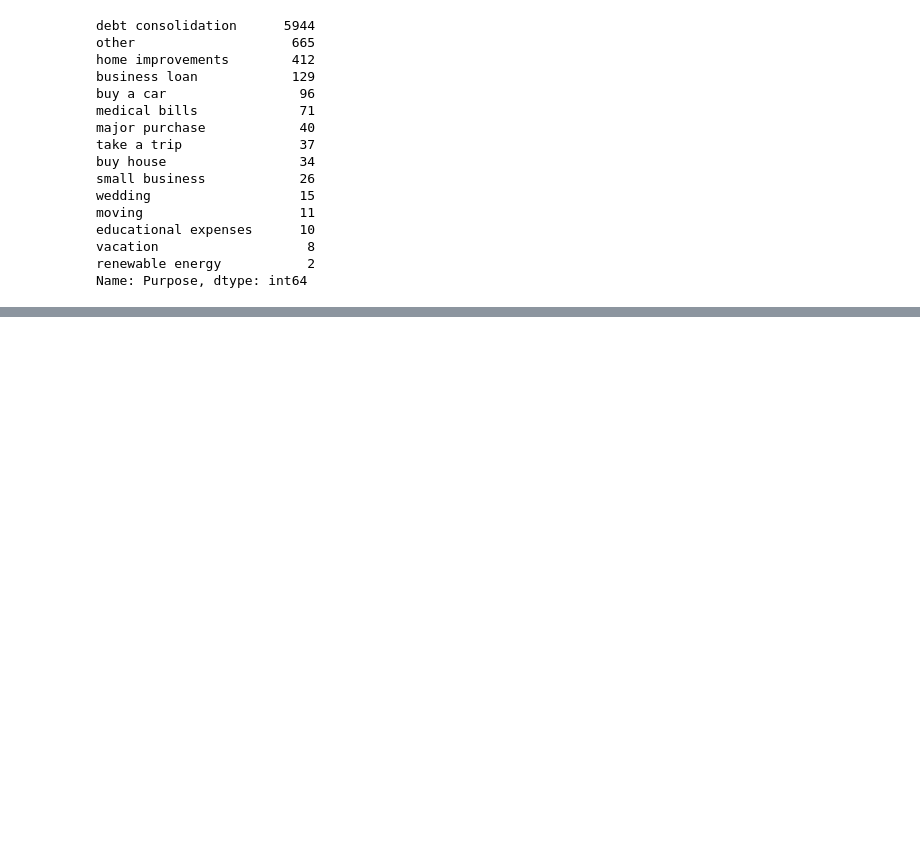
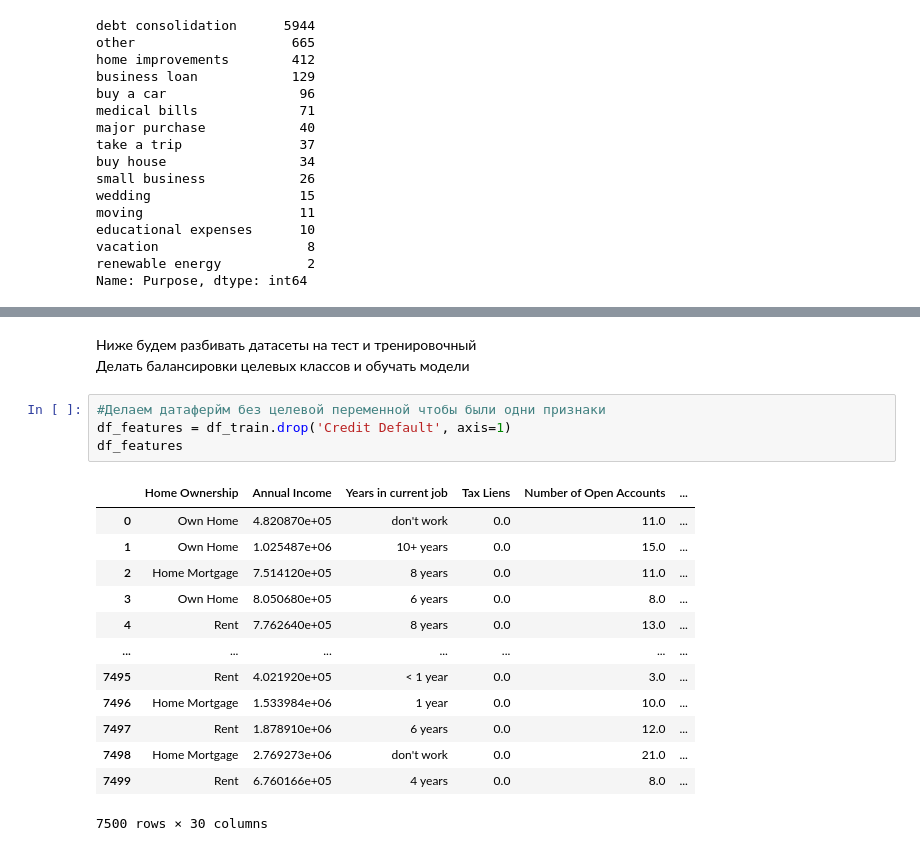
Before and after one commit to NickHlzv/Numpy-Pandas-Scikit, a Jupyter notebook: CourseP2/NHalzev_solution.ipynb, the cells around one changed output, grey strips where cells are left out. Drawn from its saved outputs; the diff is of its cells as text; blank space fills up the shorter version.

```diff
--- a/CourseP2/NHalzev_solution.ipynb
+++ b/CourseP2/NHalzev_solution.ipynb
@@ -870,0 +913,21 @@ Name: Purpose, dtype: int64
+# %% [markdown]
+Ниже будем разбивать датасеты на тест и тренировочный<br/>
+Делать балансировки целевых классов и обучать модели<br/>
+# %%
+#Делаем датаферйм без целевой переменной чтобы были одни признаки
+df_features = df_train.drop('Credit Default', axis=1)
+df_features
+# %% [output]
+|  | Home Ownership | Annual Income | Years in current job | Tax Liens | Number of Open Accounts | ... |
+| 0 | Own Home | 4.820870e+05 | don't work | 0.0 | 11.0 | ... |
+| 1 | Own Home | 1.025487e+06 | 10+ years | 0.0 | 15.0 | ... |
+| 2 | Home Mortgage | 7.514120e+05 | 8 years | 0.0 | 11.0 | ... |
+| 3 | Own Home | 8.050680e+05 | 6 years | 0.0 | 8.0 | ... |
+| 4 | Rent | 7.762640e+05 | 8 years | 0.0 | 13.0 | ... |
+| ... | ... | ... | ... | ... | ... | ... |
+| 7495 | Rent | 4.021920e+05 | < 1 year | 0.0 | 3.0 | ... |
+| 7496 | Home Mortgage | 1.533984e+06 | 1 year | 0.0 | 10.0 | ... |
+| 7497 | Rent | 1.878910e+06 | 6 years | 0.0 | 12.0 | ... |
+| 7498 | Home Mortgage | 2.769273e+06 | don't work | 0.0 | 21.0 | ... |
+| 7499 | Rent | 6.760166e+05 | 4 years | 0.0 | 8.0 | ... |
+7500 rows × 30 columns
```
Also changed, not shown: parts of 37 cells of this notebook, 2 other files.
